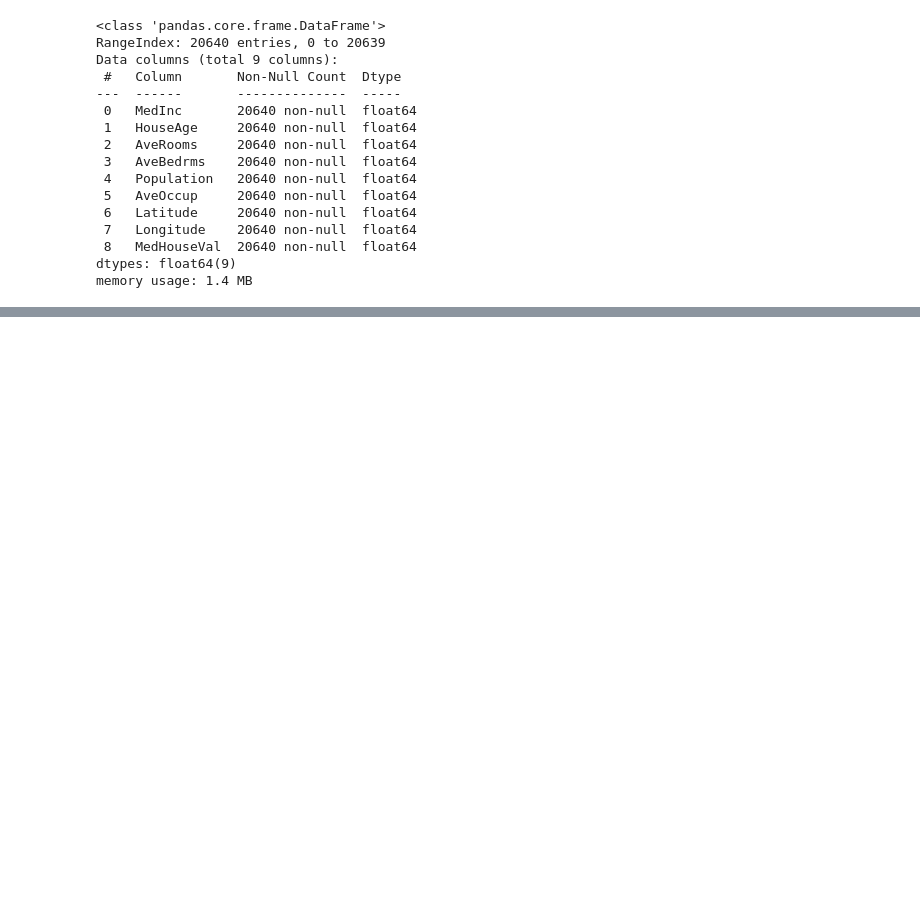
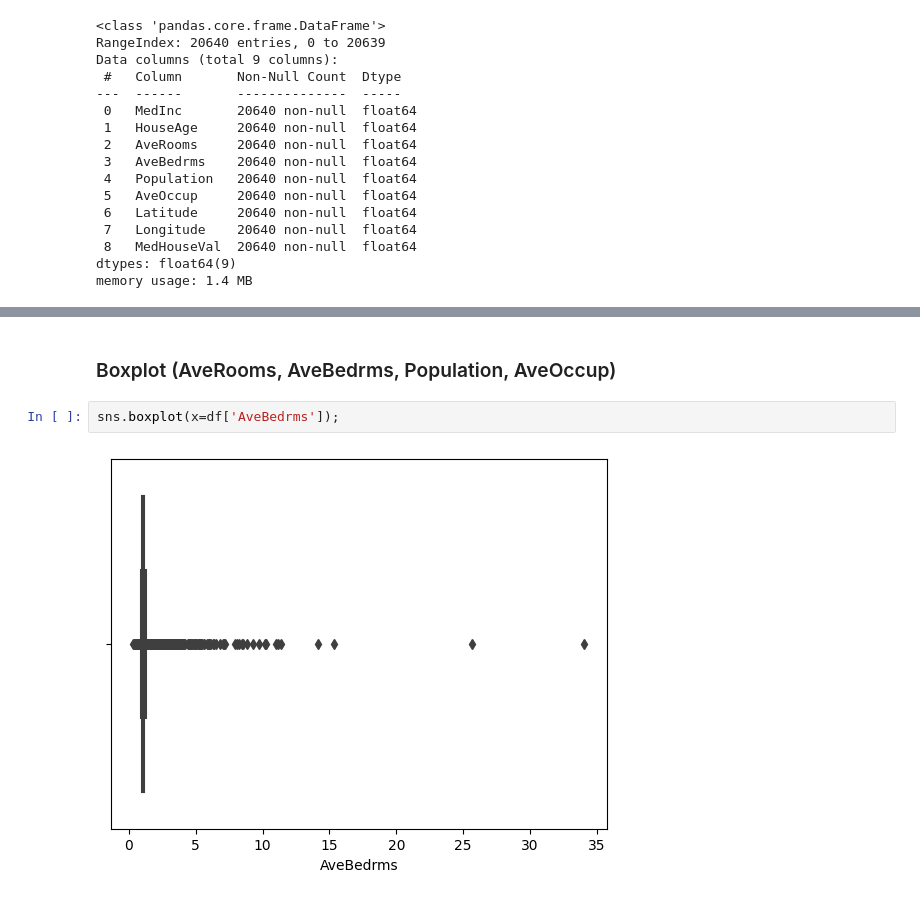
Before and after one commit to dadavie/DS4C, a Jupyter notebook: Notebooks/DS4C.ipynb, the cells around one changed output, grey strips where cells are left out. Saved outputs shown, nothing was run; the diff lists cells and outputs as text; blank space fills up the shorter version.

```diff
--- a/Notebooks/DS4C.ipynb
+++ b/Notebooks/DS4C.ipynb
@@ -71,0 +173,6 @@ df.describe()
+# %% [markdown]
+### Boxplot (AveRooms, AveBedrms, Population, AveOccup)
+# %%
+sns.boxplot(x=df['AveBedrms']);
+# %% [output]
+[figure, added]
```
Also changed, not shown: parts of 26 cells of this notebook.
